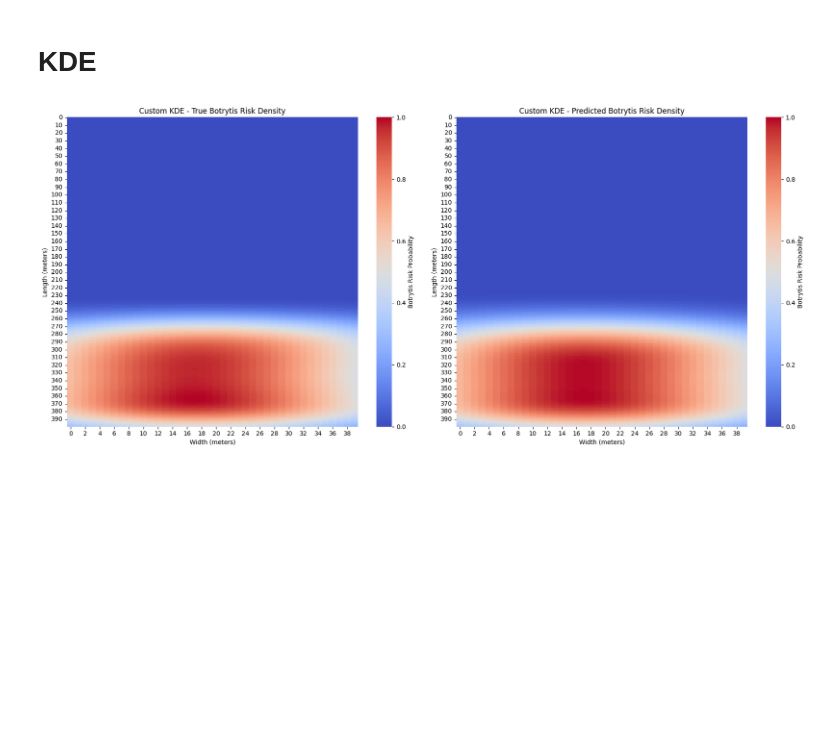
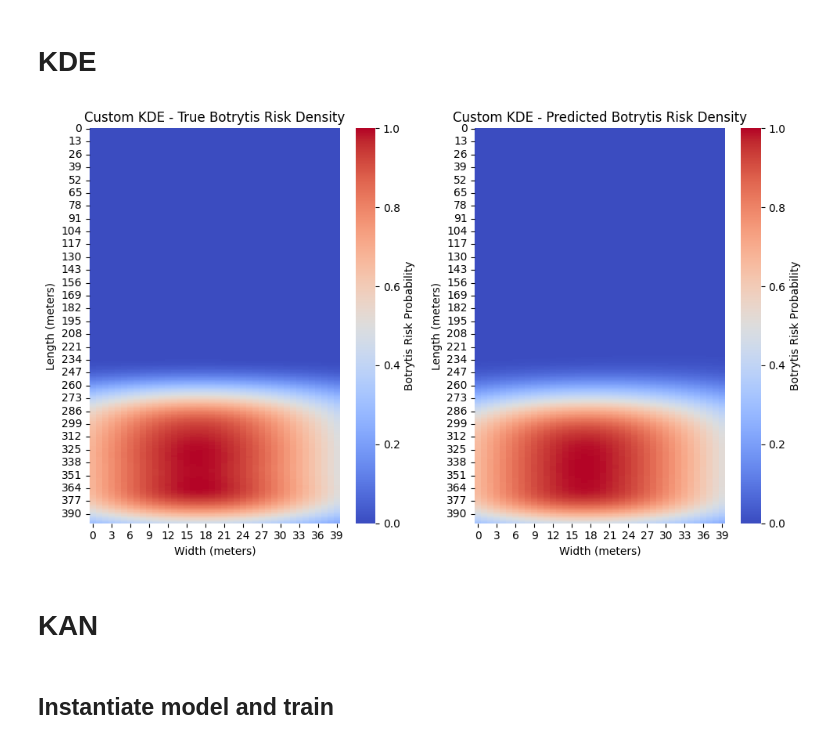
Before and after one commit to bcwein/PCS956-Project, a Jupyter notebook: notebooks/exploration.ipynb, the cells around one changed output. Saved outputs shown, nothing was run; the diff lists cells and outputs as text; code cells hidden in the pictures; blank space fills up the shorter version.

```diff
--- a/notebooks/exploration.ipynb
+++ b/notebooks/exploration.ipynb
@@ -278,32 +278,34 @@ presence_points_pred = np.column_stack((x_indices_pred * resolution, y_indices_p
 density_true_custom = custom_kde2D(
     presence_points_true[:, 0],
     presence_points_true[:, 1],
     bandwidth, grid_width, grid_length, resolution, biweight_kernel
 )
 
 # Run custom KDE with biweight kernel on predicted presence points
 density_pred_custom = custom_kde2D(
     presence_points_pred[:, 0],
     presence_points_pred[:, 1],
     bandwidth, grid_width, grid_length, resolution, biweight_kernel
 )
 
 # Plotting KDE density heatmaps for true and predicted with custom kernel
-fig, axes = plt.subplots(1, 2, figsize=(18, 8))
+fig, axes = plt.subplots(1, 2, figsize=(10, 6))
 
 # KDE for True Presence Points with Custom Kernel
 sns.heatmap(density_true_custom, ax=axes[0], cmap='coolwarm', cbar=True, cbar_kws={'label': 'Botrytis Risk Probability'})
 axes[0].set_title("Custom KDE - True Botrytis Risk Density")
 axes[0].set_xlabel("Width (meters)")
 axes[0].set_ylabel("Length (meters)")
 
 # KDE for Predicted Presence Points with Custom Kernel
 sns.heatmap(density_pred_custom, ax=axes[1], cmap='coolwarm', cbar=True, cbar_kws={'label': 'Botrytis Risk Probability'})
 axes[1].set_title("Custom KDE - Predicted Botrytis Risk Density")
 axes[1].set_xlabel("Width (meters)")
 axes[1].set_ylabel("Length (meters)")
 
 plt.tight_layout()
 plt.show()
 # %% [output]
-[figure, old version]
+[figure, new version]
+# %% [markdown]
+# KAN
@@ -309,0 +341,2 @@ plt.show()
+# %% [markdown]
+## Instantiate model and train
```
Also changed, not shown: parts of 11 cells of this notebook.
